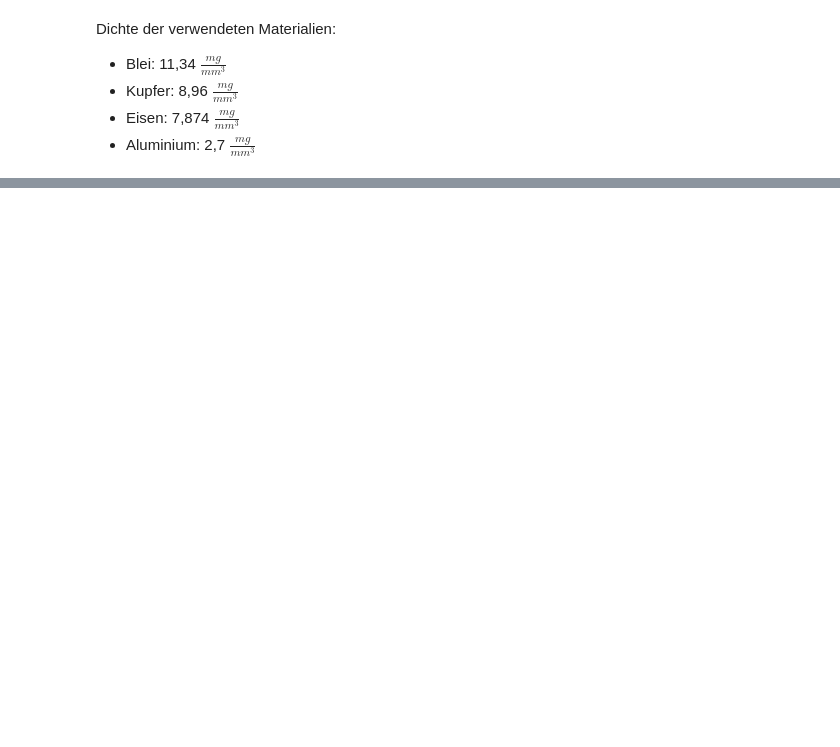
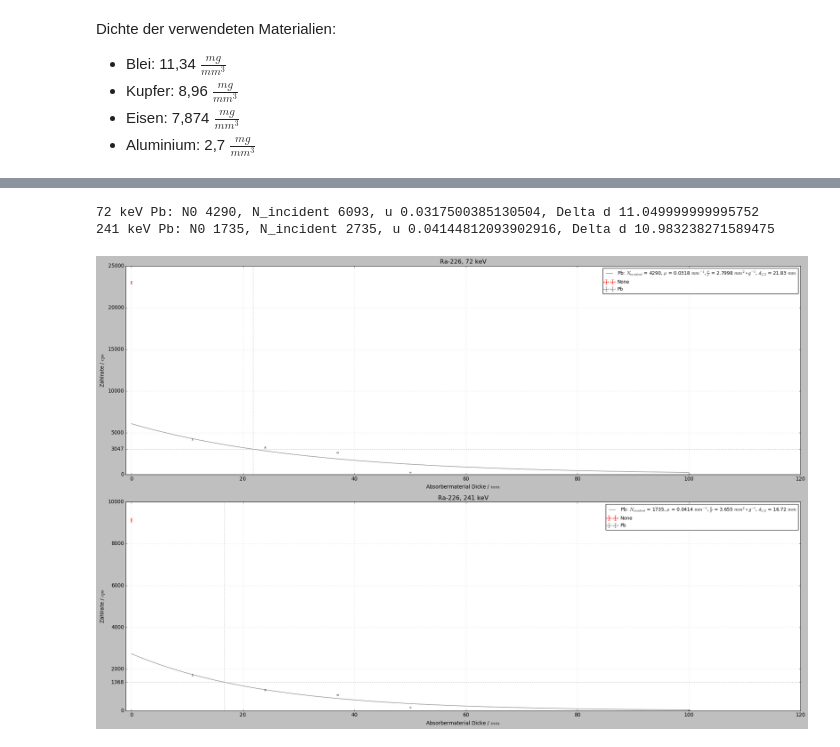
Before and after one commit to HateFindingNames/RadiationProtection_DetectorTechnology, a Jupyter notebook: V10/V10.ipynb, the cells around one changed output, grey strips where cells are left out. Cells and saved outputs as stored; diff of their text form; code cells hidden in the pictures; blank space fills up the shorter version.

```diff
--- a/V10/V10.ipynb
+++ b/V10/V10.ipynb
@@ -296,0 +302,7 @@ densitys = {"Pb": 0.01134, "Cu": 0.00896, "Fe": 0.007874, "Al": 0.0027}
+# %%
+stuff2plot = "None", "Pb"
+plottyfunct(ra226_1, "Ra-226", *stuff2plot, dark=False, verbose=True)
+# %% [output]
+72 keV Pb: N0 4290, N_incident 6093, u 0.0317500385130504, Delta d 11.049999999995752
+241 keV Pb: N0 1735, N_incident 2735, u 0.04144812093902916, Delta d 10.983238271589475
+[figure, added]
```
Also changed, not shown: parts of 11 cells of this notebook.
